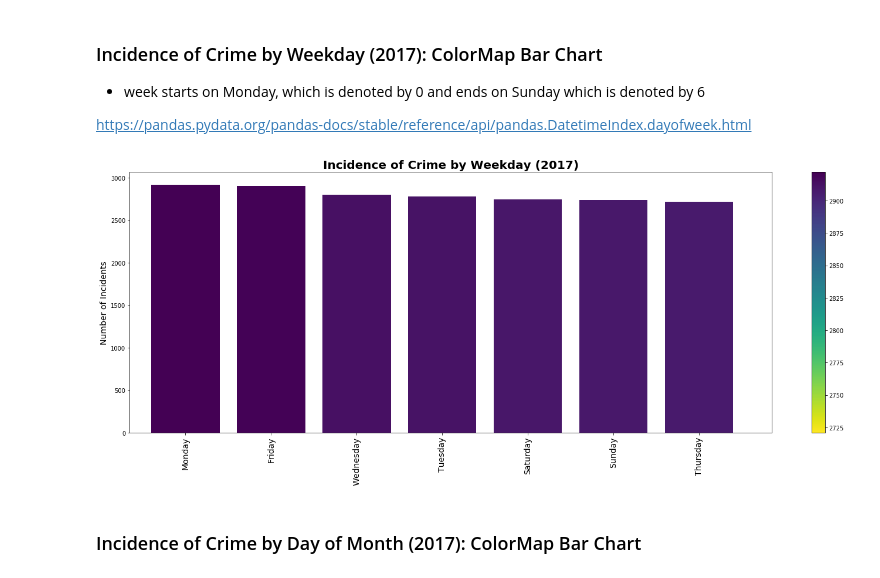
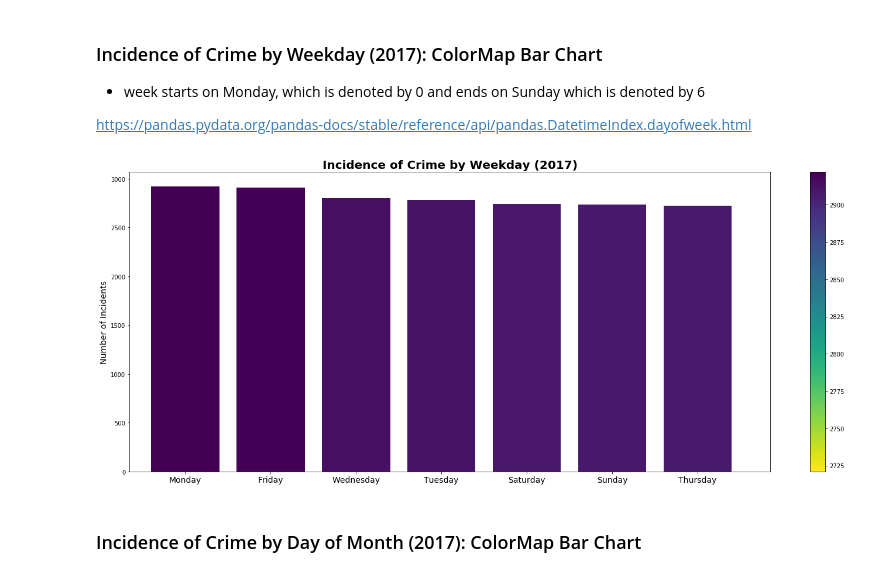
Before and after one commit to poojanagrecha/Crime-and-Poverty-WashingtonD.C, a Jupyter notebook: Merged_Ryan_2.ipynb, the cells around one changed output. Cells and saved outputs as stored; diff of their text form; code cells hidden in the pictures.

```diff
--- a/Merged_Ryan_2.ipynb
+++ b/Merged_Ryan_2.ipynb
@@ -188,34 +188,34 @@ crime_weekday_df.sort_values('CCN', ascending=False, inplace=True)
 # %%
 #Create x axis
 x_axis = np.arange(len(crime_weekday_df))
 
 #Figure Size
 plt.figure(figsize=(20,8))
 
 #Colourmap legend (reverse colour_map: viridis_r)
 plot = plt.scatter(crime_weekday_df.CCN, crime_weekday_df.CCN, c = crime_weekday_df.CCN, cmap = 'viridis_r')
 plt.clf()
 plt.colorbar(plot)
 
 #Colourmap (reverse colour map:)
 colors = cm.viridis_r(crime_weekday_df.CCN / float(max(crime_weekday_df.CCN)))
 
 tick_locations = [value+0.4 for value in x_axis]
 
 #Plot Graph
 plt.bar(crime_weekday_df.index, crime_weekday_df.CCN, color=colors, alpha=1.0, align="edge")
-plt.xticks(tick_locations, crime_weekday_df.index, rotation="vertical", fontsize=14)
+plt.xticks(tick_locations, crime_weekday_df.index, rotation=0, fontsize=14)
 plt.ylabel("Number of Incidents", fontsize=14)
 #plt.xlabel("Day in the Month", fontsize=14)
 plt.title("Incidence of Crime by Weekday (2017)", fontsize=20, fontweight="bold")
 plt.xlim(-0.25, len(crime_weekday_df)+0.25)
 plt.tight_layout()
 
 #Export Graph to File
 plt.savefig("Images/Incidence_of_Crime_by_Weekday_2017.png")
 plt.show()
 # %% [output]
-[figure, old version]
+[figure, new version]
 # %% [markdown]
 ### Incidence of Crime by Day of Month (2017): ColorMap Bar Chart
 # %%
```
Also changed, not shown: parts of 8 cells of this notebook, 8 other files.
